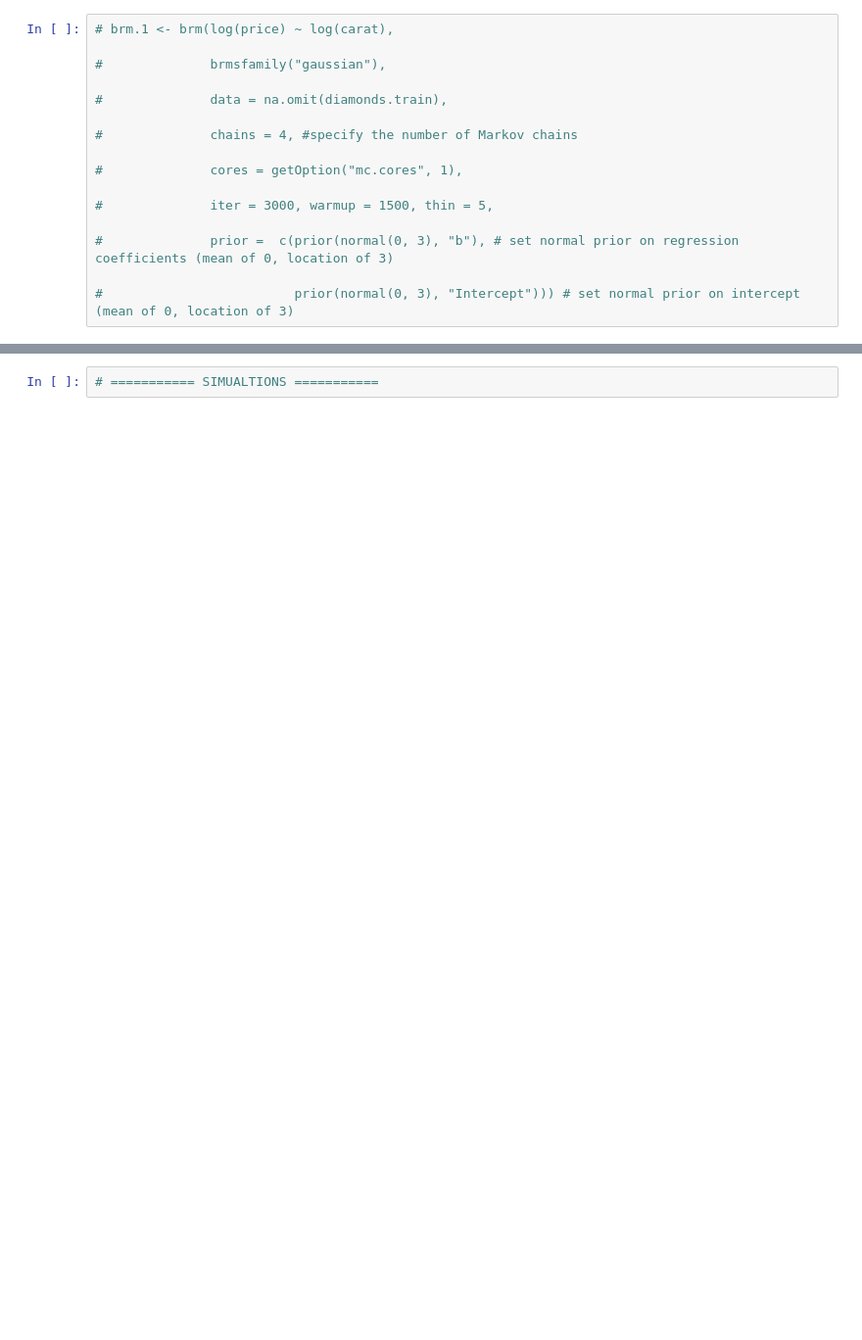
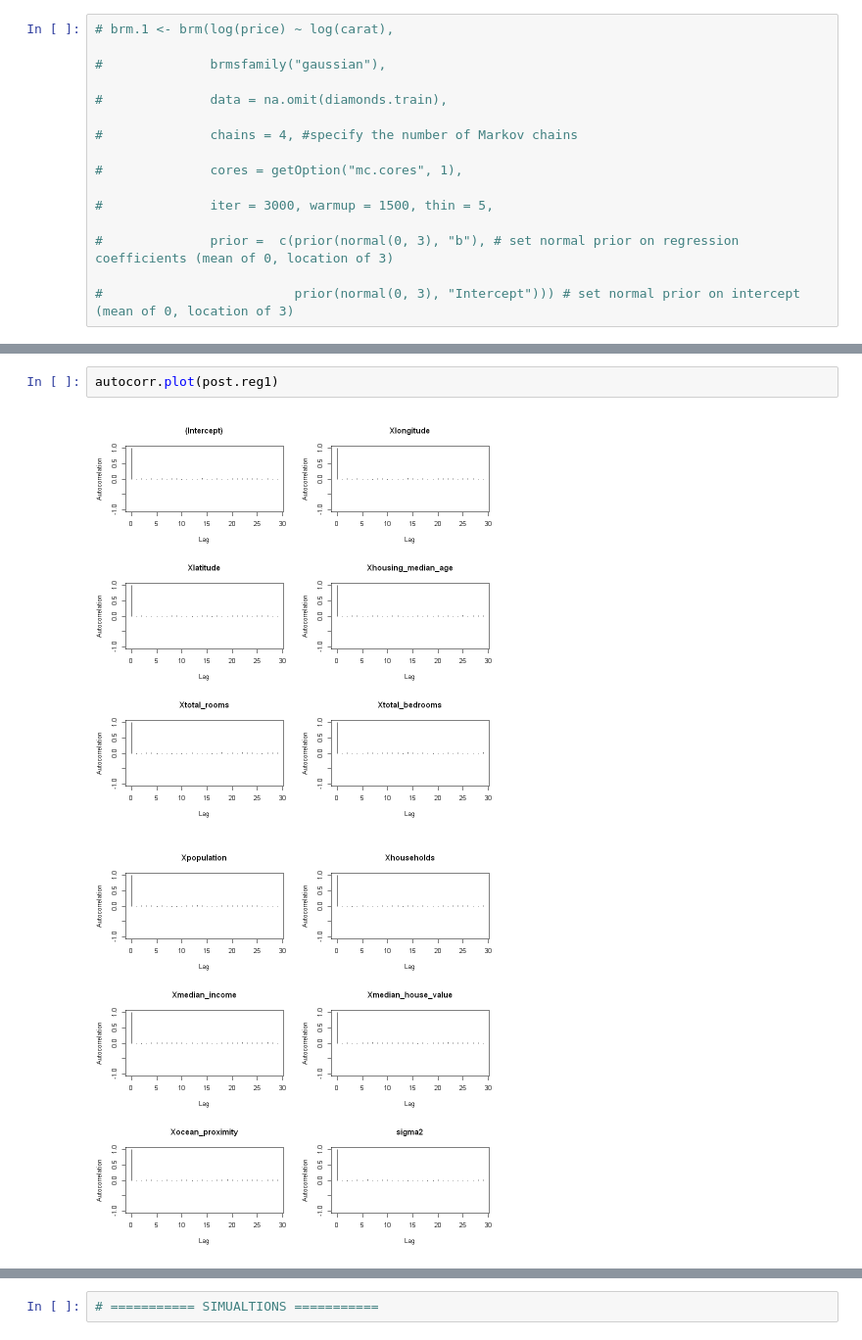
Before and after one commit to zemgabriela/Bayesian, a Jupyter notebook: bayesian_regression.ipynb, the cells around one changed output, grey strips where cells are left out. Shown at 98% size. Cells and saved outputs as stored; diff of their text form; blank space fills up the shorter version.

```diff
--- a/bayesian_regression.ipynb
+++ b/bayesian_regression.ipynb
@@ -245,0 +325,5 @@ F-statistic:  3343 on 10 and 20422 DF,  p-value: < 2.2e-16
+# %%
+autocorr.plot(post.reg1)
+# %% [output]
+[figure, added]
+[figure, added]
```
Also changed, not shown: parts of 22 cells of this notebook.
